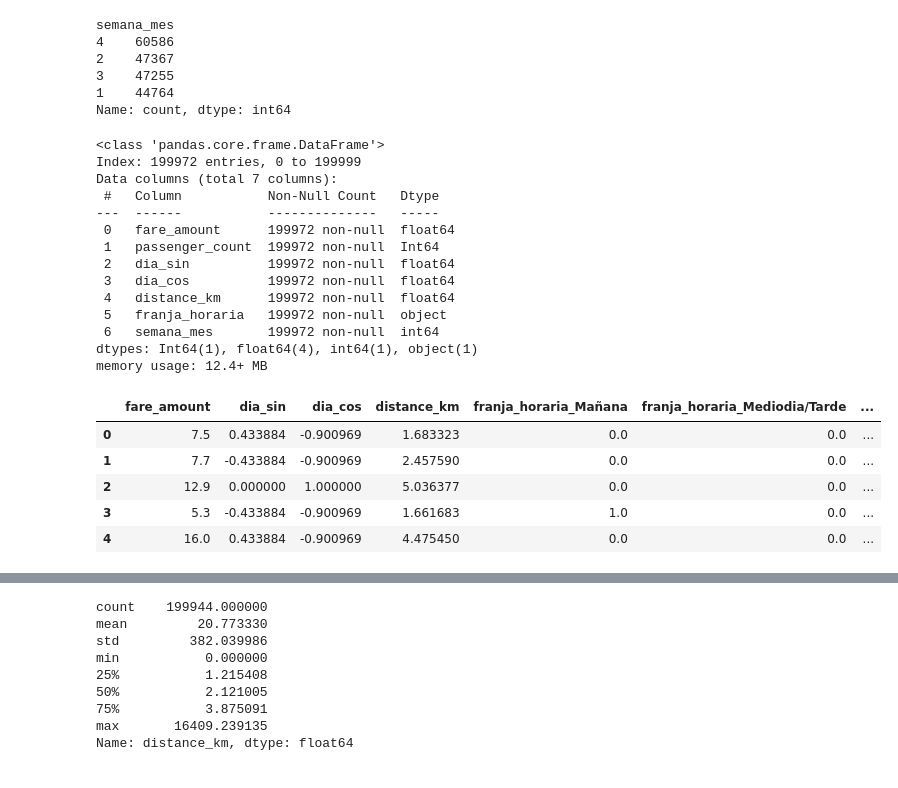
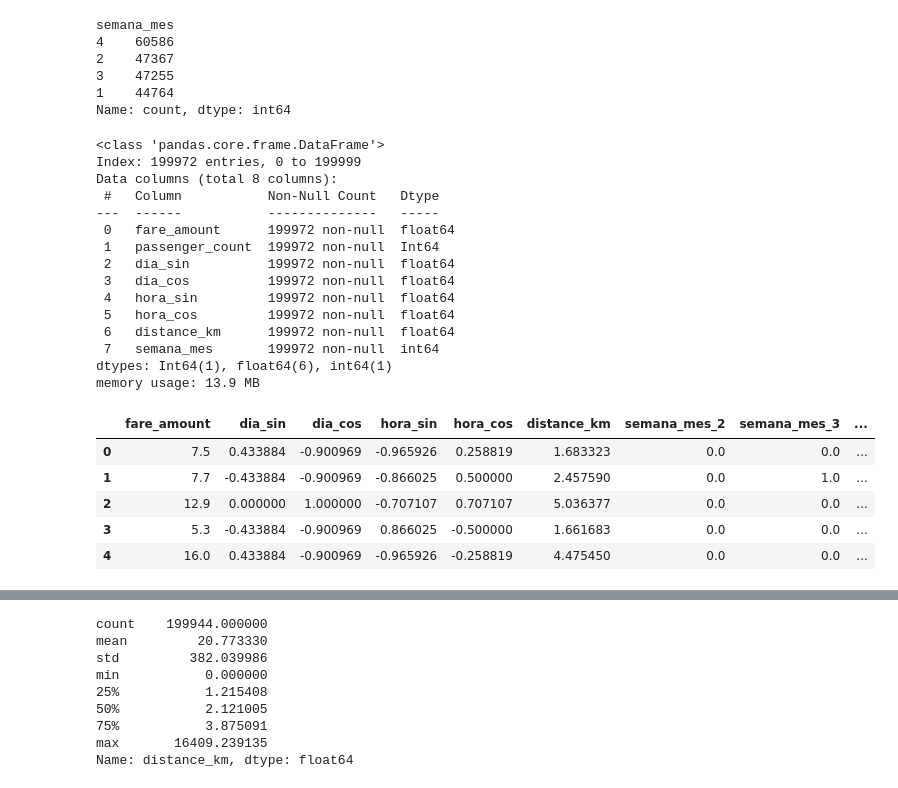
Before and after one commit to GenaCanciani/AA1-TUIA-2025C2-Canciani-Morales-Mancini, a Jupyter notebook: TP-Regresion-AA1-2025C1.ipynb, the cells around one changed output, grey strips where cells are left out. Cells and saved outputs as stored; diff of their text form; code cells hidden in the pictures.

```diff
--- a/TP-Regresion-AA1-2025C1.ipynb
+++ b/TP-Regresion-AA1-2025C1.ipynb
@@ -187,8 +187,16 @@ df_copy['dia_semana'] = df_copy['pickup_datetime'].dt.weekday
 n = 7
 df_copy["dia_sin"] = np.sin(2 * np.pi * df_copy["dia_semana"] / n)
 df_copy["dia_cos"] = np.cos(2 * np.pi * df_copy["dia_semana"] / n)
+# %%
+# Extraer la hora del pickup_datetime
+df_copy['hora'] = df_copy['pickup_datetime'].dt.hour
+
+# Aplicar transformación trigonométrica para la hora (ciclo de 24 horas)
+n = 24
+df_copy["hora_sin"] = np.sin(2 * np.pi * df_copy["hora"] / n)
+df_copy["hora_cos"] = np.cos(2 * np.pi * df_copy["hora"] / n)
 # %%
-df_copy.drop(columns=["dia_semana"], inplace=True)
+df_copy.drop(columns=["dia_semana","hora"], inplace=True)
 # %%
 df_copy["distance_km"] = haversine(
     df_copy["pickup_latitude"], df_copy["pickup_longitude"],
@@ -221,42 +229,43 @@ semana_mes
 1    44764
 Name: count, dtype: int64
 # %%
-coords = ["key","pickup_datetime" ,"pickup_longitude", "pickup_latitude", "dropoff_longitude", "dropoff_latitude"]
+coords = ["key","pickup_datetime" ,"pickup_longitude", "pickup_latitude", "dropoff_longitude", "dropoff_latitude","franja_horaria"]
 df_copy.drop(columns=coords, inplace=True)
 # %%
 df_copy.info()
 # %% [output]
 <class 'pandas.core.frame.DataFrame'>
 Index: 199972 entries, 0 to 199999
-Data columns (total 7 columns):
+Data columns (total 8 columns):
  #   Column           Non-Null Count   Dtype
 ---  ------           --------------   -----
  0   fare_amount      199972 non-null  float64
  1   passenger_count  199972 non-null  Int64
  2   dia_sin          199972 non-null  float64
  3   dia_cos          199972 non-null  float64
- 4   distance_km      199972 non-null  float64
- 5   franja_horaria   199972 non-null  object
- 6   semana_mes       199972 non-null  int64
-dtypes: Int64(1), float64(4), int64(1), object(1)
-memory usage: 12.4+ MB
+ 4   hora_sin         199972 non-null  float64
+ 5   hora_cos         199972 non-null  float64
+ 6   distance_km      199972 non-null  float64
+ 7   semana_mes       199972 non-null  int64
+dtypes: Int64(1), float64(6), int64(1)
+memory usage: 13.9 MB
 # %%
 # Creación de dummies en columna franja horaria
 encoder = OneHotEncoder(sparse_output=False, drop='first')
 
-encoded = encoder.fit_transform(df_copy[['franja_horaria','semana_mes', 'passenger_count']])
+encoded = encoder.fit_transform(df_copy[['semana_mes', 'passenger_count']])
 
-encoded_df = pd.DataFrame(encoded, columns=encoder.get_feature_names_out(['franja_horaria','semana_mes', 'passenger_count']))
+encoded_df = pd.DataFrame(encoded, columns=encoder.get_feature_names_out(['semana_mes', 'passenger_count']))
 
-df_encoded = pd.concat([df_copy.drop(columns=['franja_horaria','semana_mes', 'passenger_count']), encoded_df], axis=1)
+df_encoded = pd.concat([df_copy.drop(columns=['semana_mes', 'passenger_count']), encoded_df], axis=1)
 
 df_encoded.head()
 # %% [output]
-|  | fare_amount | dia_sin | dia_cos | distance_km | franja_horaria_Mañana | franja_horaria_Mediodia/Tarde | ... |
-| 0 | 7.5 | 0.433884 | -0.900969 | 1.683323 | 0.0 | 0.0 | ... |
-| 1 | 7.7 | -0.433884 | -0.900969 | 2.457590 | 0.0 | 0.0 | ... |
-| 2 | 12.9 | 0.000000 | 1.000000 | 5.036377 | 0.0 | 0.0 | ... |
-| 3 | 5.3 | -0.433884 | -0.900969 | 1.661683 | 1.0 | 0.0 | ... |
-| 4 | 16.0 | 0.433884 | -0.900969 | 4.475450 | 0.0 | 0.0 | ... |
+|  | fare_amount | dia_sin | dia_cos | hora_sin | hora_cos | distance_km | semana_mes_2 | semana_mes_3 | ... |
+| 0 | 7.5 | 0.433884 | -0.900969 | -0.965926 | 0.258819 | 1.683323 | 0.0 | 0.0 | ... |
+| 1 | 7.7 | -0.433884 | -0.900969 | -0.866025 | 0.500000 | 2.457590 | 0.0 | 1.0 | ... |
+| 2 | 12.9 | 0.000000 | 1.000000 | -0.707107 | 0.707107 | 5.036377 | 0.0 | 0.0 | ... |
+| 3 | 5.3 | -0.433884 | -0.900969 | 0.866025 | -0.500000 | 1.661683 | 0.0 | 0.0 | ... |
+| 4 | 16.0 | 0.433884 | -0.900969 | -0.965926 | -0.258819 | 4.475450 | 0.0 | 0.0 | ... |
 # %%
 cols_dummies = [c for c in df_encoded.columns if c.startswith("franja_horaria_") or c.startswith("semana_mes_")]
```
Also changed, not shown: parts of 37 cells of this notebook.
